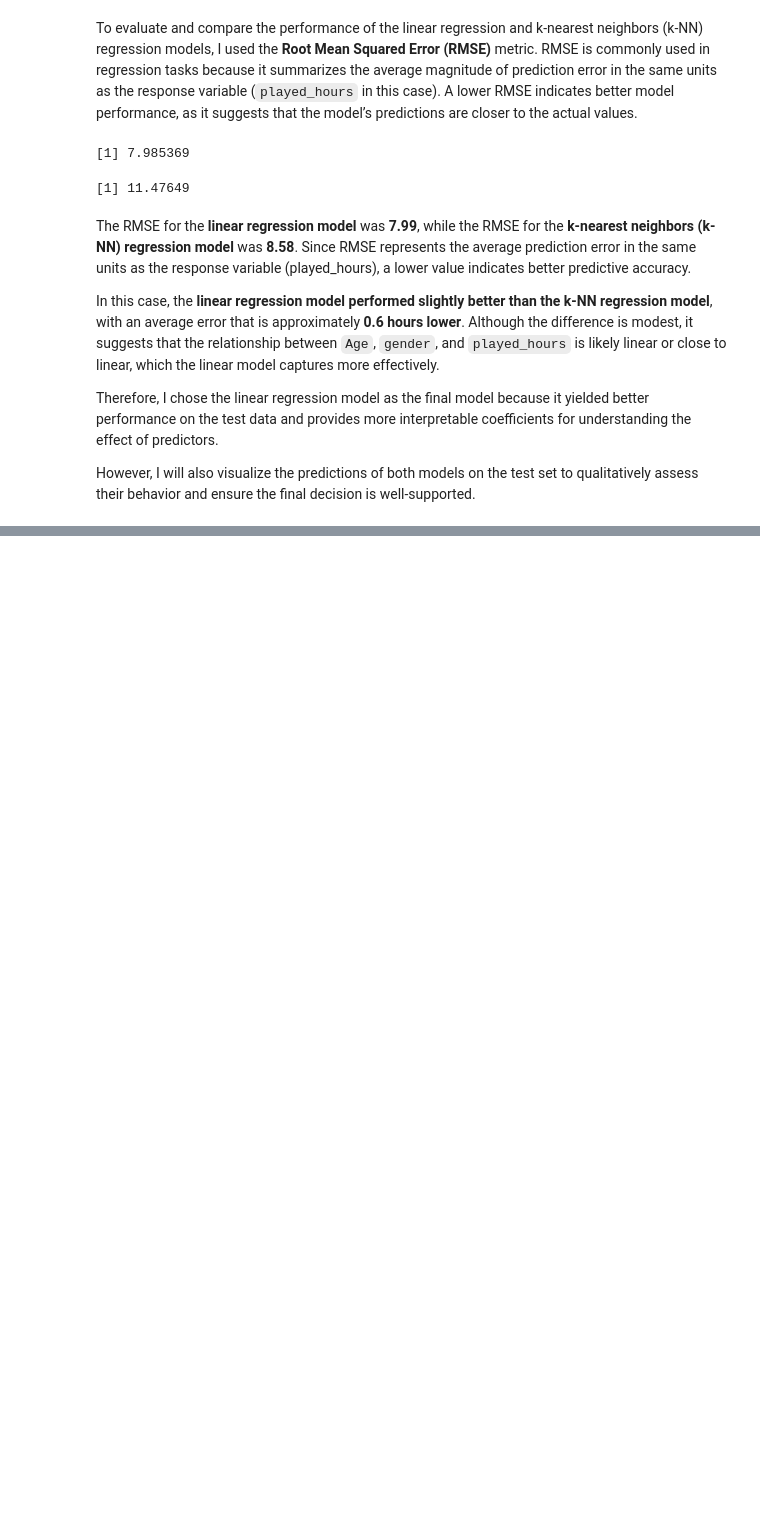
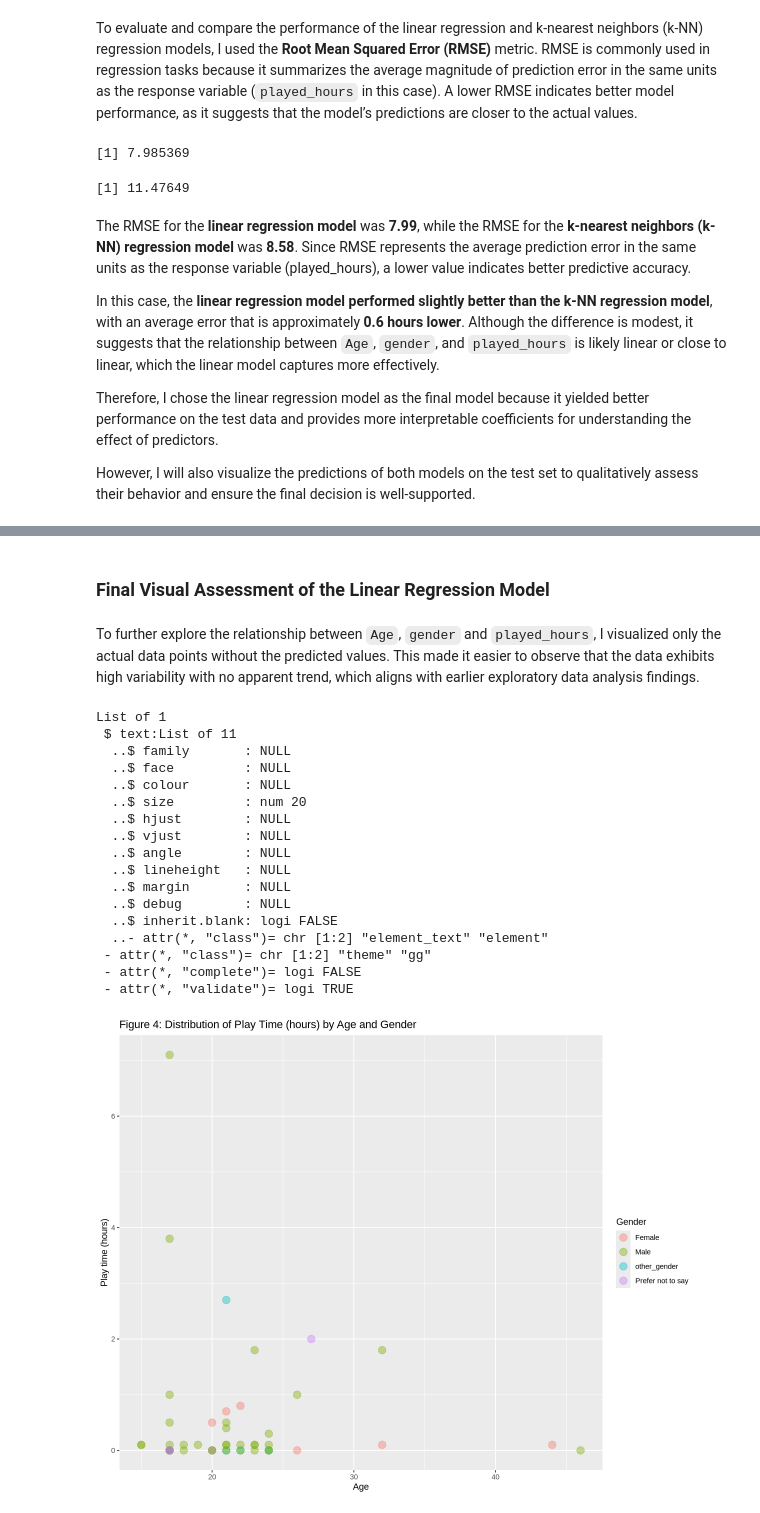
Before and after one commit to Vienne17/Project_Report_Vienne, a Jupyter notebook: Project_Report_Vienne_Meng.ipynb, the cells around one changed output, grey strips where cells are left out. Cells and saved outputs as stored; diff of their text form; code cells hidden in the pictures; blank space fills up the shorter version.

```diff
--- a/Project_Report_Vienne_Meng.ipynb
+++ b/Project_Report_Vienne_Meng.ipynb
@@ -437,0 +510,34 @@ However, I will also visualize the predictions of both models on the test set to
+# %% [markdown]
+### Final Visual Assessment of the Linear Regression Model
+# %% [markdown]
+To further explore the relationship between `Age`, `gender` and `played_hours`, I visualized only the actual data points without the predicted values. This made it easier to observe that the data exhibits high variability with no apparent trend, which aligns with earlier exploratory data analysis findings.
+# %%
+# Visualize Linear Regression Model.
+
+options(repr.plot.width = 10, repr.plot.height = 8)
+
+final_plot <- lm_test_predictions |>
+    ggplot(aes(x = Age, y = played_hours, color = gender)) +
+        geom_point(alpha = 0.4, size = 4) +
+        labs(x = "Age", y = "Play time (hours)", color = "Gender", title = "Figure 4: Distribution of Play Time (hours) by Age and Gender")
+        theme(text = element_text(size = 20))
+final_plot
+# %% [output]
+List of 1
+ $ text:List of 11
+  ..$ family       : NULL
+  ..$ face         : NULL
+  ..$ colour       : NULL
+  ..$ size         : num 20
+  ..$ hjust        : NULL
+  ..$ vjust        : NULL
+  ..$ angle        : NULL
+  ..$ lineheight   : NULL
+  ..$ margin       : NULL
+  ..$ debug        : NULL
+  ..$ inherit.blank: logi FALSE
+  ..- attr(*, "class")= chr [1:2] "element_text" "element"
+ - attr(*, "class")= chr [1:2] "theme" "gg"
+ - attr(*, "complete")= logi FALSE
+ - attr(*, "validate")= logi TRUE
+[figure, added]
```
Also changed, not shown: parts of 5 cells of this notebook.
